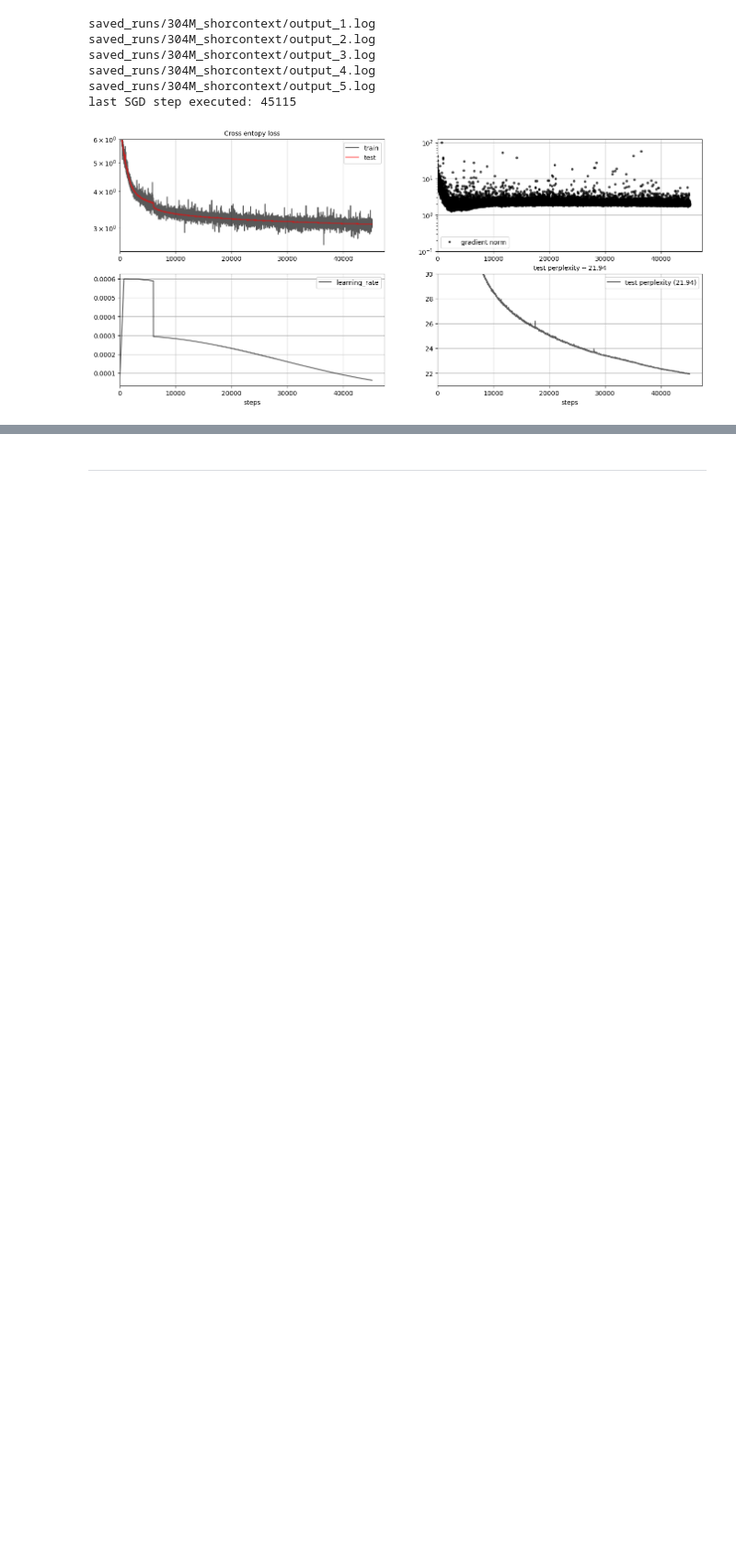
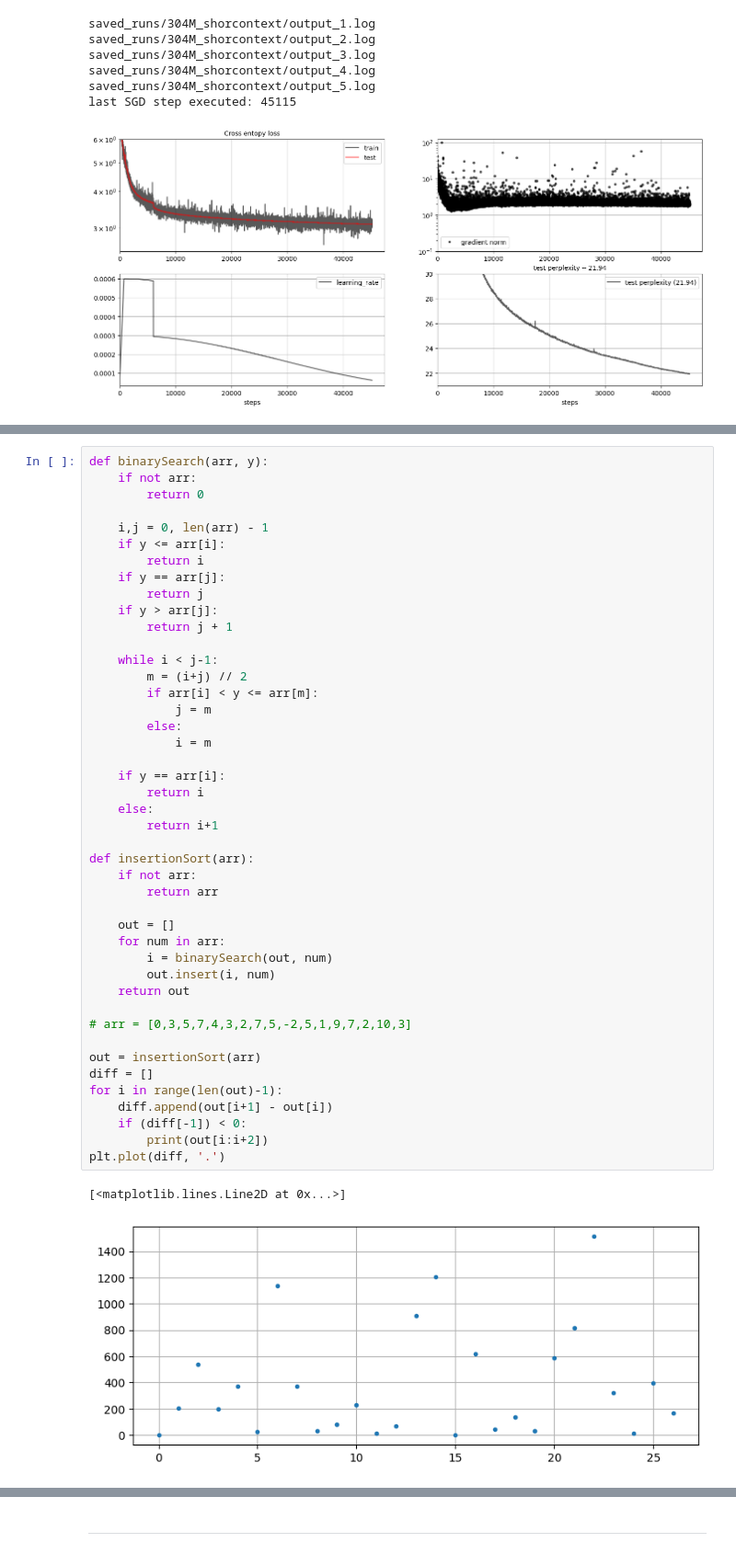
Before and after one commit to ozkansafak/decoder-llm, a Jupyter notebook: main.ipynb, the cells around one changed output, grey strips where cells are left out. Shown at 92% size. Drawn from its saved outputs; the diff is of its cells as text; blank space fills up the shorter version.

```diff
--- a/main.ipynb
+++ b/main.ipynb
@@ -376,0 +429,47 @@ last SGD step executed: 10700
+# %%
+def binarySearch(arr, y):
+    if not arr:
+        return 0
+
+    i,j = 0, len(arr) - 1
+    if y <= arr[i]:
+        return i
+    if y == arr[j]:
+        return j
+    if y > arr[j]:
+        return j + 1
+
+    while i < j-1:
+        m = (i+j) // 2
+        if arr[i] < y <= arr[m]:
+            j = m
+        else:
+            i = m
+
+    if y == arr[i]:
+        return i
+    else:
+        return i+1
+
+def insertionSort(arr):
+    if not arr:
+        return arr
+
+    out = []
+    for num in arr:
+        i = binarySearch(out, num)
+        out.insert(i, num)
+    return out
+
+# arr = [0,3,5,7,4,3,2,7,5,-2,5,1,9,7,2,10,3]
+
+out = insertionSort(arr)
+diff = []
+for i in range(len(out)-1):
+    diff.append(out[i+1] - out[i])
+    if (diff[-1]) < 0:
+        print(out[i:i+2])
+plt.plot(diff, '.')
+# %% [output]
+[<matplotlib.lines.Line2D at 0x...>]
+[figure, added]
```
Also changed, not shown: parts of 10 cells of this notebook, 3 other files.
